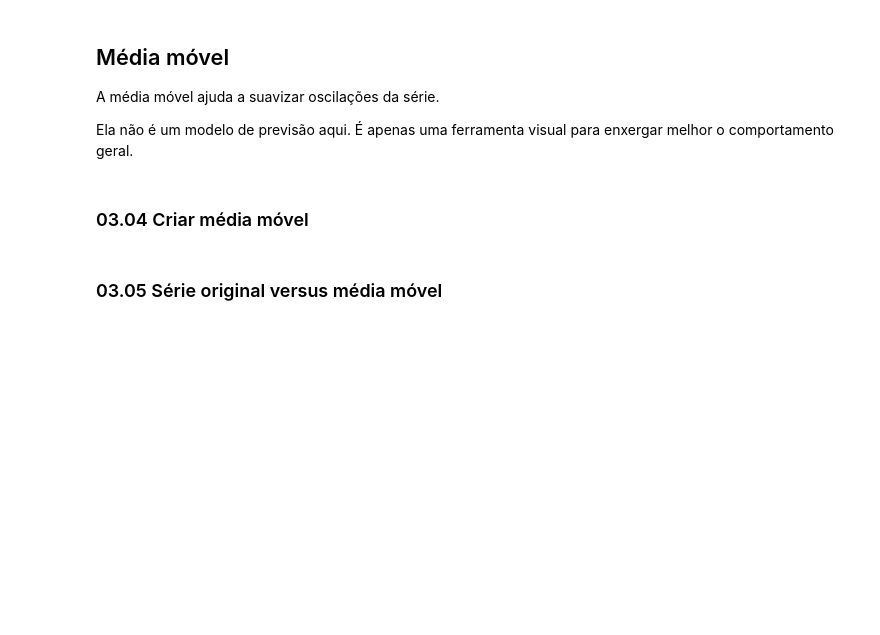
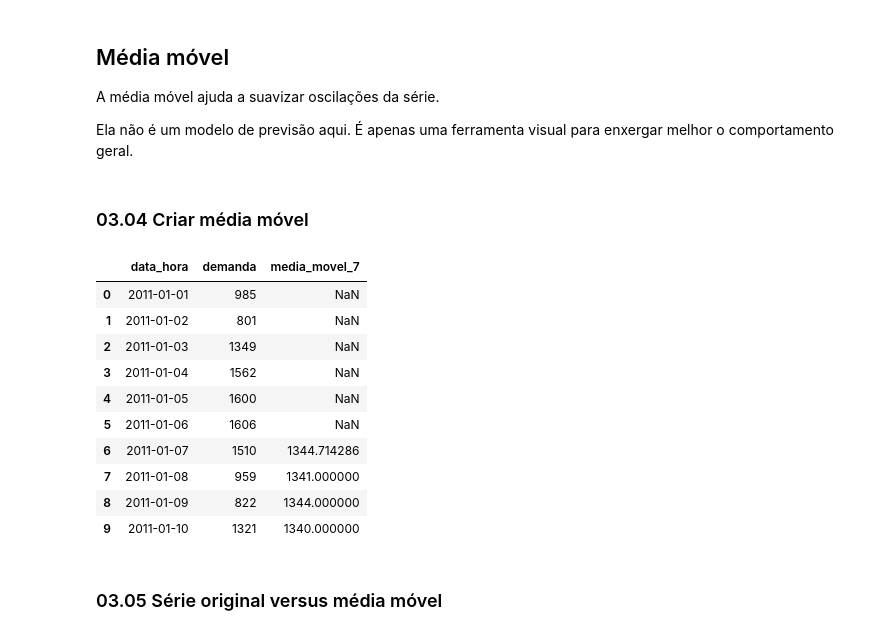
Before and after one commit to ariel-velardo/ALURA, a Jupyter notebook: series-temporais-bikes/notebooks/03_componentes_estacionariedade.ipynb, the cells around one changed output. Cells and saved outputs as stored; diff of their text form; code cells hidden in the pictures; blank space fills up the shorter version.

```diff
--- a/series-temporais-bikes/notebooks/03_componentes_estacionariedade.ipynb
+++ b/series-temporais-bikes/notebooks/03_componentes_estacionariedade.ipynb
@@ -87,6 +99,26 @@ A média móvel ajuda a suavizar oscilações da série.
 Ela não é um modelo de previsão aqui. É apenas uma ferramenta visual para enxergar melhor o comportamento geral.
 # %% [markdown]
 ### 03.04 Criar média móvel
+# %%
+serie_diaria["media_movel_7"] = (
+    serie_diaria['demanda']
+    .rolling(window=7)
+    .mean()
+)
+
+serie_diaria.head(10)
+# %% [output]
+|  | data_hora | demanda | media_movel_7 |
+| 0 | 2011-01-01 | 985 | NaN |
+| 1 | 2011-01-02 | 801 | NaN |
+| 2 | 2011-01-03 | 1349 | NaN |
+| 3 | 2011-01-04 | 1562 | NaN |
+| 4 | 2011-01-05 | 1600 | NaN |
+| 5 | 2011-01-06 | 1606 | NaN |
+| 6 | 2011-01-07 | 1510 | 1344.714286 |
+| 7 | 2011-01-08 | 959 | 1341.000000 |
+| 8 | 2011-01-09 | 822 | 1344.000000 |
+| 9 | 2011-01-10 | 1321 | 1340.000000 |
 # %% [markdown]
 ### 03.05 Série original versus média móvel
 # %%
```
Also changed, not shown: parts of 7 cells of this notebook.
